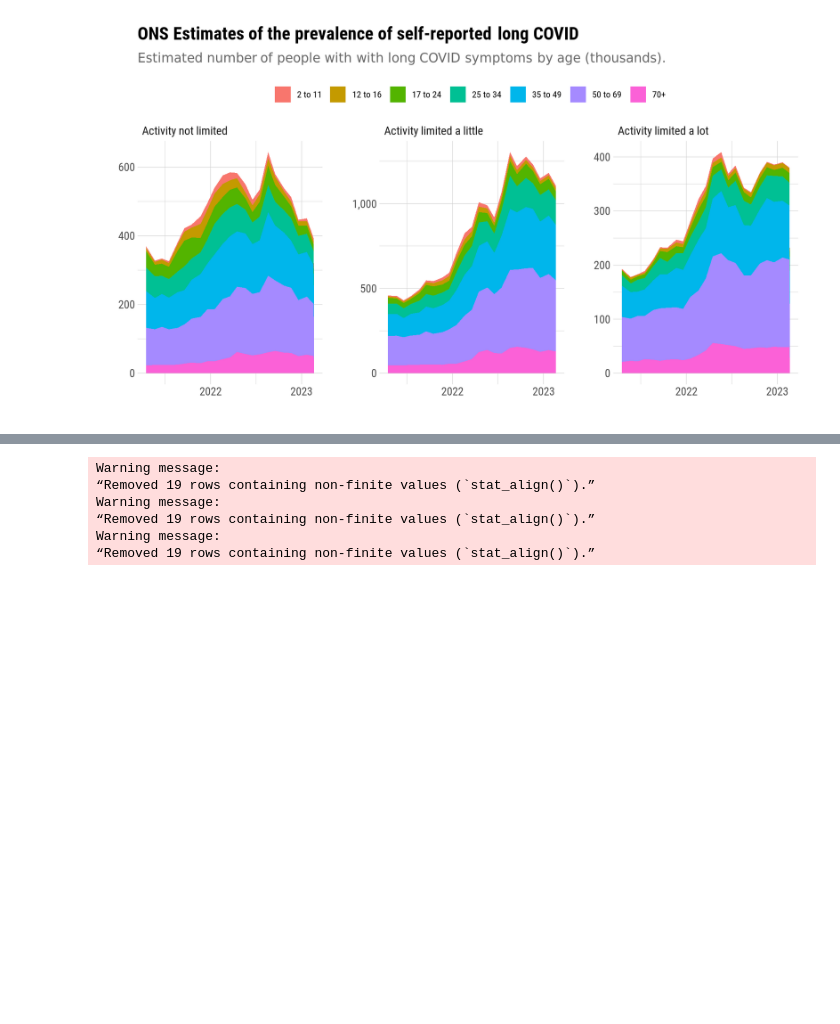
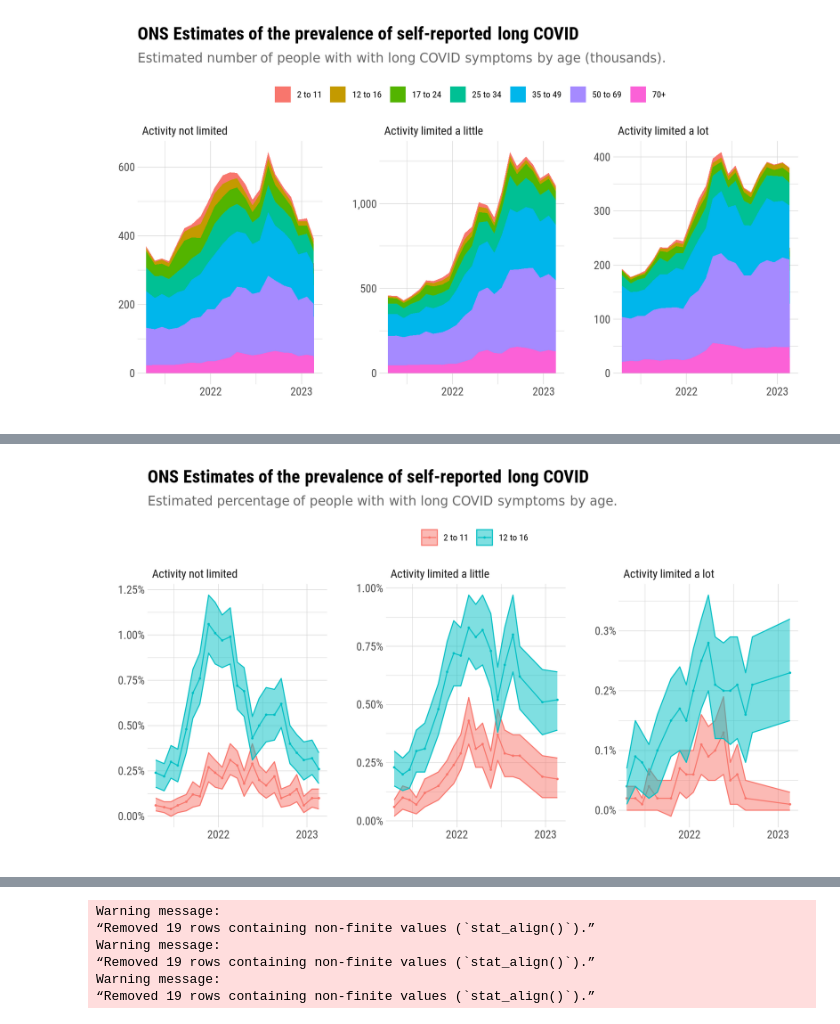
Before and after one commit to bjornpiltz/ONS_LC, a Jupyter notebook: By_age.ipynb, the cells around one changed output, grey strips where cells are left out. Drawn from its saved outputs; the diff is of its cells as text; code cells hidden in the pictures; blank space fills up the shorter version.

```diff
--- a/By_age.ipynb
+++ b/By_age.ipynb
@@ -66,0 +70,30 @@ df%>%
+# %%
+s = 1.25
+options(repr.plot.width = s*8, repr.plot.height = s*4.5, repr.plot.res = 240/s)
+
+df%>%
+  filter(Unit == "Percent") %>%
+  filter(Group %in% c("2 to 11", "12 to 16")) %>%
+  na.omit()%>%
+  ggplot(aes(x = midpoint_date, y = Estimate,
+             color = reorder(Group, parse_number(Group)))) +
+  labs(title = "ONS Estimates of the prevalence of self-reported long COVID",
+       subtitle = "Estimated percentage of people with with long COVID symptoms by age.",
+       color = "", fill = "", x = "", y = "") +
+  geom_line() +
+  geom_point(size = .5) +
+  geom_ribbon(aes(ymin = `Lower 95% confidence limit`,
+                  ymax = `Upper 95% confidence limit`,
+                  fill = reorder(Group, parse_number(Group))),
+              alpha = 0.5) +
+#  geom_errorbar(aes(ymin = `Lower 95% confidence limit`,
+#                    ymax = `Upper 95% confidence limit`), width=28) +
+  scale_x_date(date_breaks = "1 year", date_labels = "%Y") +
+  scale_y_continuous(labels = scales::percent_format(scale = 1)) +
+  facet_wrap(~`Impact on daily activity`, nrow = 1, scale = "free_y") +
+  theme(legend.position  = "top") +
+  guides(color = guide_legend(nrow = 1),
+        fill = guide_legend(nrow = 1)) +
+  savePlot("ONS_LC_age2")
+# %% [output]
+[figure, added]
```
Also changed, not shown: parts of 4 cells of this notebook, 10 other files.
